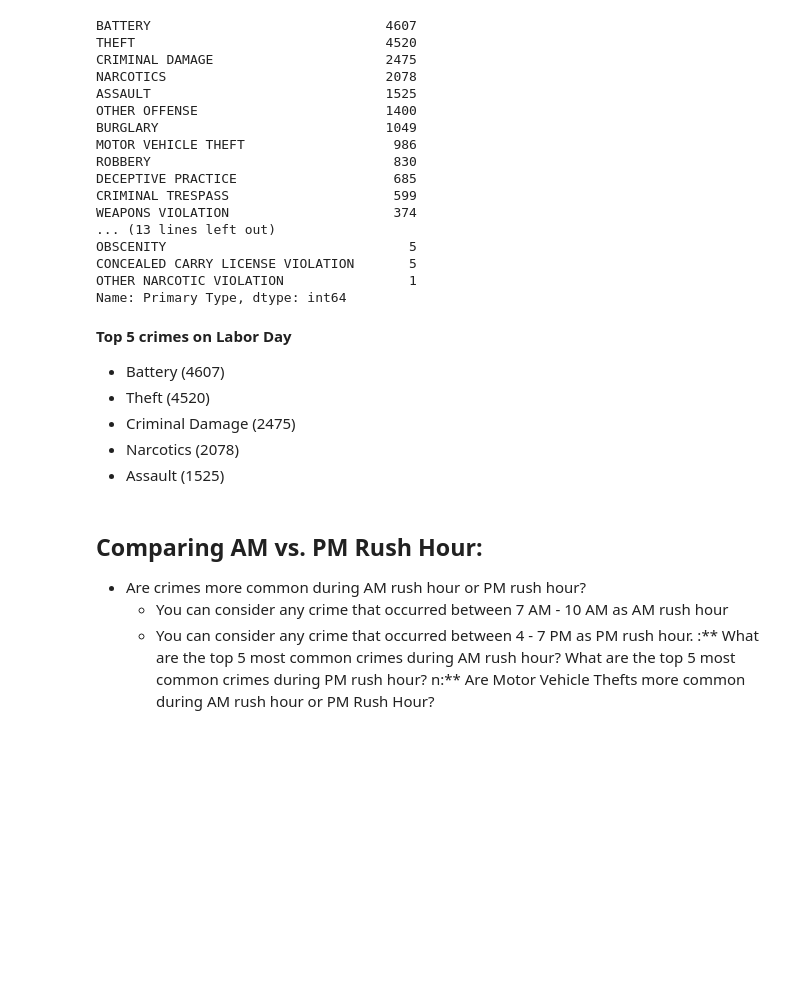
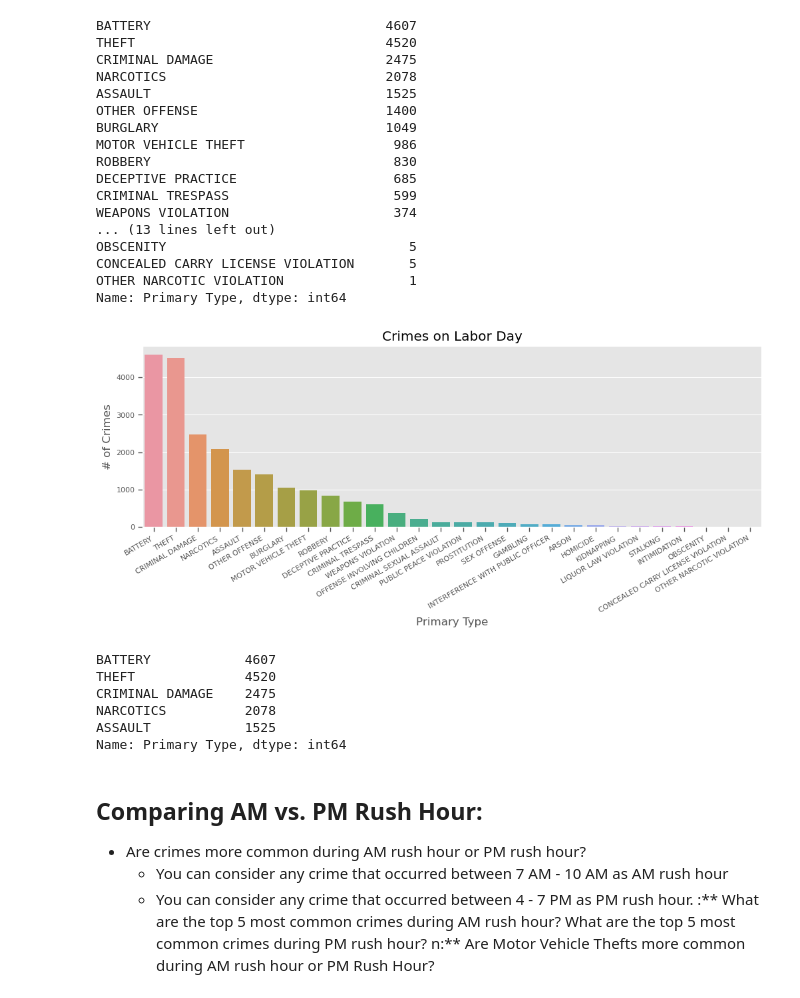
Before and after one commit to LoveidaLucero/Chicago-Crime-Trends, a Jupyter notebook: Part 1.ipynb, the cells around one changed output. Saved outputs shown, nothing was run; the diff lists cells and outputs as text; code cells hidden in the pictures; blank space fills up the shorter version.

```diff
--- a/Part 1.ipynb
+++ b/Part 1.ipynb
@@ -513,6 +563,7 @@ Name: Primary Type, dtype: int64
 # %%
 # labor day value counts
-ld_df['Primary Type'].value_counts()
+ld_val_counts = ld_df['Primary Type'].value_counts()
+ld_val_counts
 # %% [output]
 BATTERY                              4607
 THEFT                                4520
@@ -531,13 +582,26 @@ OBSCENITY                               5
 CONCEALED CARRY LICENSE VIOLATION       5
 OTHER NARCOTIC VIOLATION                1
 Name: Primary Type, dtype: int64
-# %% [markdown]
-**Top 5 crimes on Labor Day**
-- Battery (4607)
-- Theft (4520)
-- Criminal Damage (2475)
-- Narcotics (2078)
-- Assault (1525)
+# %%
+## Visualize holiday counts
+ax = sns.countplot(data=ld_df, x='Primary Type',
+                  order=ld_val_counts.index)
+ax.set_ylabel('# of Crimes')
+ax.set_title("Crimes on Labor Day")
+fig = ax.get_figure()
+fig.autofmt_xdate()
+# %% [output]
+[figure, added]
+# %%
+# top 5 crimes on labor day
+ld_val_counts.nlargest(5)
+# %% [output]
+BATTERY            4607
+THEFT              4520
+CRIMINAL DAMAGE    2475
+NARCOTICS          2078
+ASSAULT            1525
+Name: Primary Type, dtype: int64
 # %% [markdown]
 ## **Comparing AM vs. PM Rush Hour:**
   - Are crimes more common during AM rush hour or PM rush hour?
```
Also changed, not shown: parts of 16 cells of this notebook.
